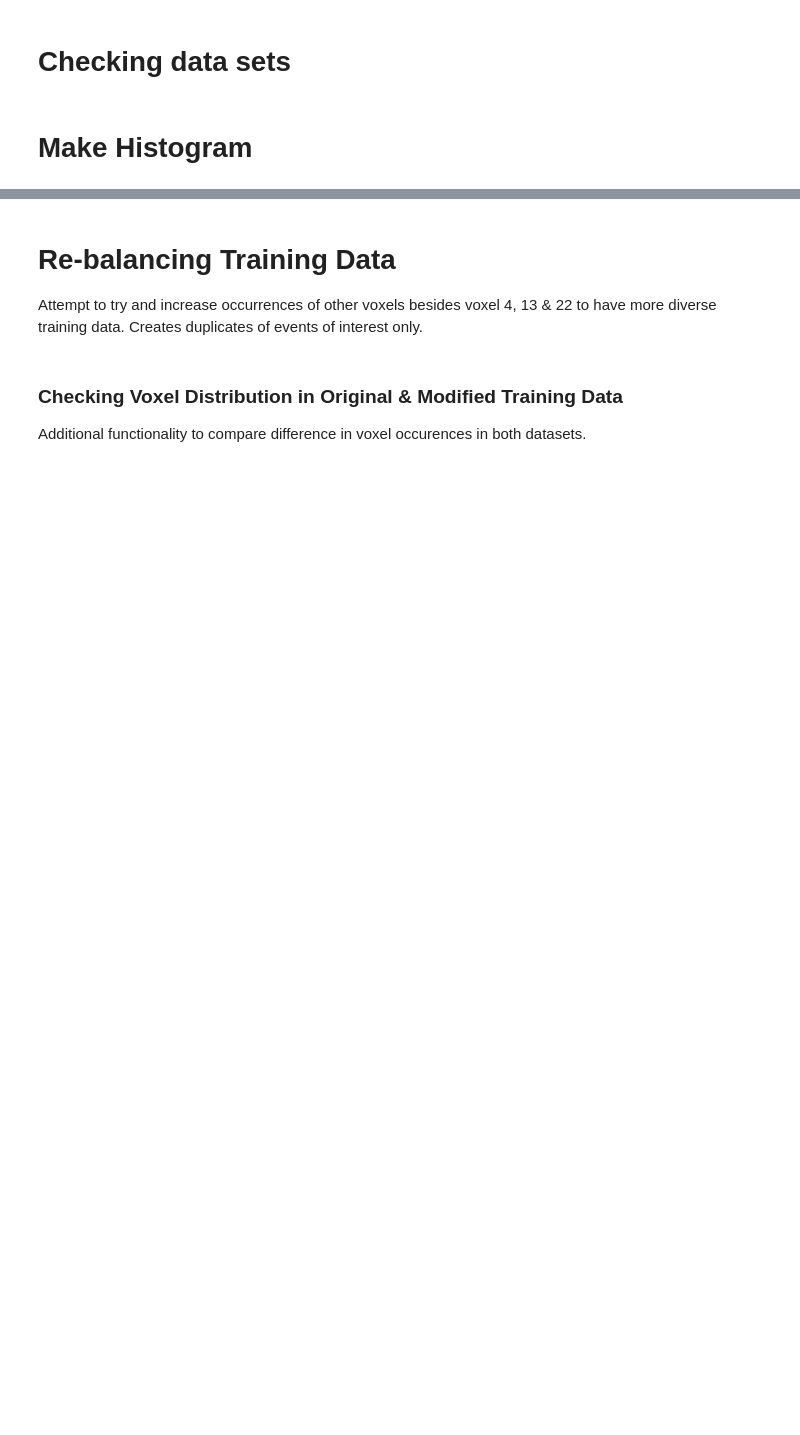
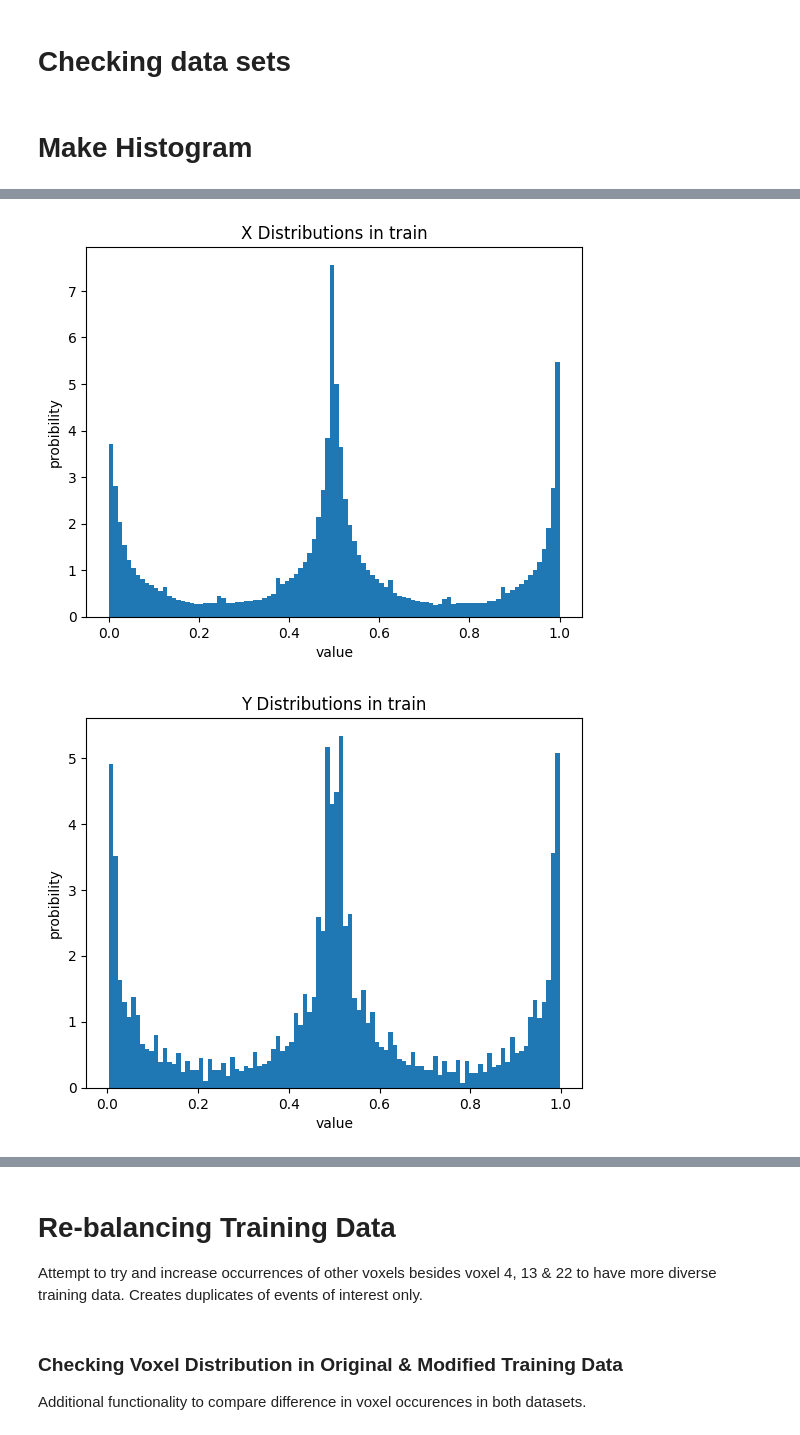
Before and after one commit to alpha-davidson/ATTPCLatent, a Jupyter notebook: Mg22_pretrain/Mg22_Voxel_pipeline.ipynb, the cells around one changed output, grey strips where cells are left out. Drawn from its saved outputs; the diff is of its cells as text; code cells hidden in the pictures; blank space fills up the shorter version.

```diff
--- a/Mg22_pretrain/Mg22_Voxel_pipeline.ipynb
+++ b/Mg22_pretrain/Mg22_Voxel_pipeline.ipynb
@@ -311,7 +334,7 @@ assert np.amax(data[:,:,2]) < 1, 'There are z-values that are greater than 1'
 This section breaks the data into _K_ voxels and uses a dictionary to create and store labels for each voxel. It also outputs two files: one that ends in `_base_voxels.npy` and another that ends in `_voxelated.npy`. The `_base_voxels.npy` file has all of the voxels plotted on top of each other and the `_voxelated.npy` is the original data with all of the points being assigned a `voxel_id`. For more information on these two files, see the _voxel-data-exploration.ipynb_ notebook.
 # %%
 name = ISOTOPE + '_size' + str(sample_size) + '_sampled_normal' # Using normalized data
-data = np.load('../voxel_data/' + name + '.npy')
+data = np.load('voxel_data/' + name + '.npy')
 
 K_x = 2 # Voxel resolution
 K_y = 2
@@ -417,5 +440,5 @@ for z in range(K_z):
 new_array_name1 = ISOTOPE + '_size' + str(sample_size) + '_base_voxels.npy'
 new_array_name2 = ISOTOPE + '_size' + str(sample_size) + '_voxelated.npy'
 
-np.save('../voxel_data/' + new_array_name1, new_data)
-np.save('../voxel_data/' + new_array_name2, data[:,:,:6]) # THIS is the file to use for incorporating unshuffled data in training set.
+np.save('voxel_data/' + new_array_name1, new_data)
+np.save('voxel_data/' + new_array_name2, data[:,:,:6]) # THIS is the file to use for incorporating unshuffled data in training set.
@@ -446,8 +474,8 @@ Once we have our voxelized events, we can shuffle the voxels around.
 # %%
 name = ISOTOPE + '_size' + str(sample_size) + '_base_voxels'
 name_unshuffled = ISOTOPE + '_size' + str(sample_size) + '_voxelated'
-data = np.load('../voxel_data/' + name + '.npy')           # This is the data file with all of the voxels plotted on each other in one voxel. This makes the shuffling process easier
-data_unshuffled = np.load('../voxel_data/' + name_unshuffled + '.npy')           # This is the original data with the normalized, voxelized event
+data = np.load('voxel_data/' + name + '.npy')           # This is the data file with all of the voxels plotted on each other in one voxel. This makes the shuffling process easier
+data_unshuffled = np.load('voxel_data/' + name_unshuffled + '.npy')           # This is the original data with the normalized, voxelized event
 
 new_data = np.zeros((len(data), sample_size, 6), float)
 for i in tqdm.tqdm(range(len(data))):
@@ -517,7 +545,7 @@ print(final_data.shape)
 # to confirm concatenation occured correctly
 
 shuffled_data = ISOTOPE + '_size' + str(sample_size) + '_shuffled_voxels_only' # Only shuffled
-np.save('../voxel_data/' + shuffled_data, new_data)
+np.save('voxel_data/' + shuffled_data, new_data)
 
 new_array_name = ISOTOPE + '_size' + str(sample_size) + '_shuffled_voxels' # Includes unshuffled
-np.save('../voxel_data/' + new_array_name, final_data)
+np.save('voxel_data/' + new_array_name, final_data)
@@ -637,23 +687,26 @@ else:
 # %%
 #plotting the x,y,and z distributions for training, validation, and test sets
 
 CLASSIFICATION = 'BINARY'
 class_type = CLASSIFICATION
 PROJECTION = 'XYZ'
 ISOTOPE = 'Mg22'
 PLOT = ['X', 'Y','Z']
 DATA_SET_NAME = ['train','val','test']
 for i in DATA_SET_NAME:
     for j in PLOT:
         index = PROJECTION.find(j)
         if index != -1:
-            data = np.load('../voxel_data/' +ISOTOPE+ '_size'+ str(sample_size) +i+ '.npy')
+            data = np.load('voxel_data/' +ISOTOPE+ '_size'+ str(sample_size) +i+ '.npy')
             info = data[:,:,index].flatten()
             plt.hist(info, density=True, bins=100)
             plt.ylabel('probibility')
             plt.xlabel('value')
             plt.title(j + ' Distributions in ' + i)
             plt.show()
             #plt.savefig('data/' +i+j+ '.png', bbox_inches = 'tight')
         else:
             print('Value to plot is invalid, change PLOT')#
+# %% [output]
+[figure, added]
+[figure, added]
```
Also changed, not shown: parts of 29 cells of this notebook, 2 other files.
